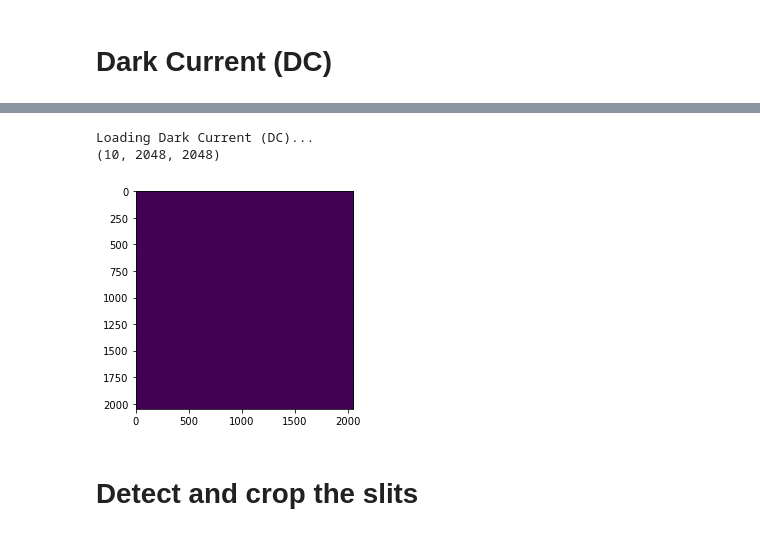
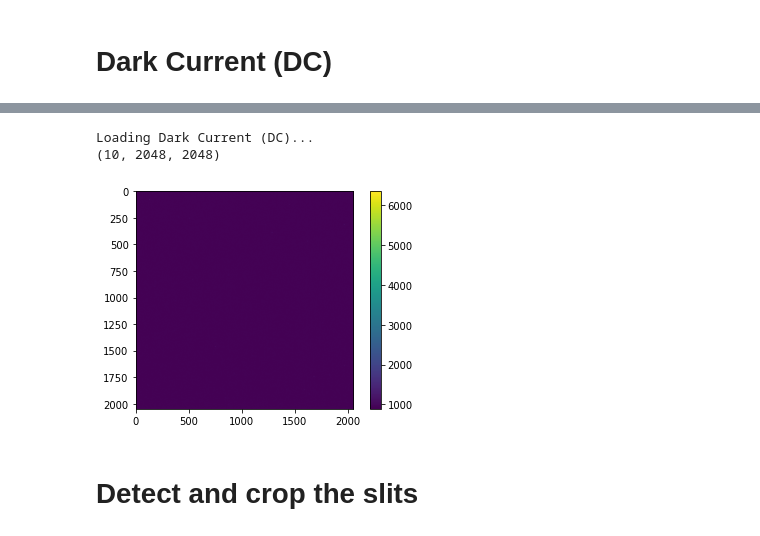
Before and after one commit to ornlneutronimaging/rockit, a Jupyter notebook: notebooks/rockit_workflow.ipynb, the cells around one changed output, grey strips where cells are left out. Cells and saved outputs as stored; diff of their text form; code cells hidden in the pictures.

```diff
--- a/notebooks/rockit_workflow.ipynb
+++ b/notebooks/rockit_workflow.ipynb
@@ -203,18 +205,19 @@ os.listdir(dc_loc)
 # %%
 ###################### need to change start
 dc_dir = os.path.join(dc_loc, "Aug24_2020")
 ###################### need to change end
 # os.listdir(dc_dir)
 dc_name, dc_ind_list = get_list(os.listdir(dc_dir))
 print("Loading Dark Current (DC)...")
 dc = read_tiff_stack(fdir=dc_dir, fname=dc_name)
 print(dc.shape)
 plt.imshow(dc[0])
+plt.colorbar()
 plt.show()
 # %% [output]
 Loading Dark Current (DC)...
 (10, 2048, 2048)
-[figure, old version]
+[figure, new version]
 # %% [markdown]
 # Detect and crop the slits
 # %%
```
Also changed, not shown: parts of 33 cells of this notebook, 1 other file.
